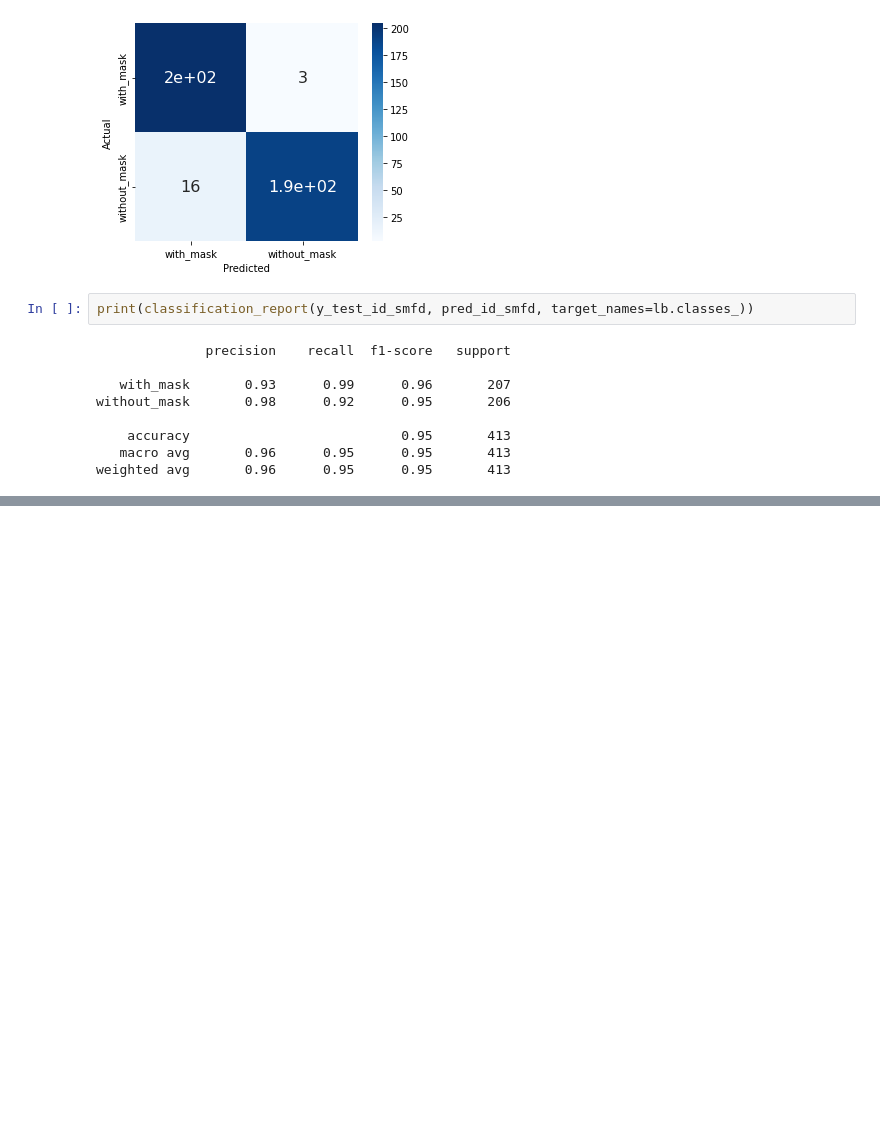
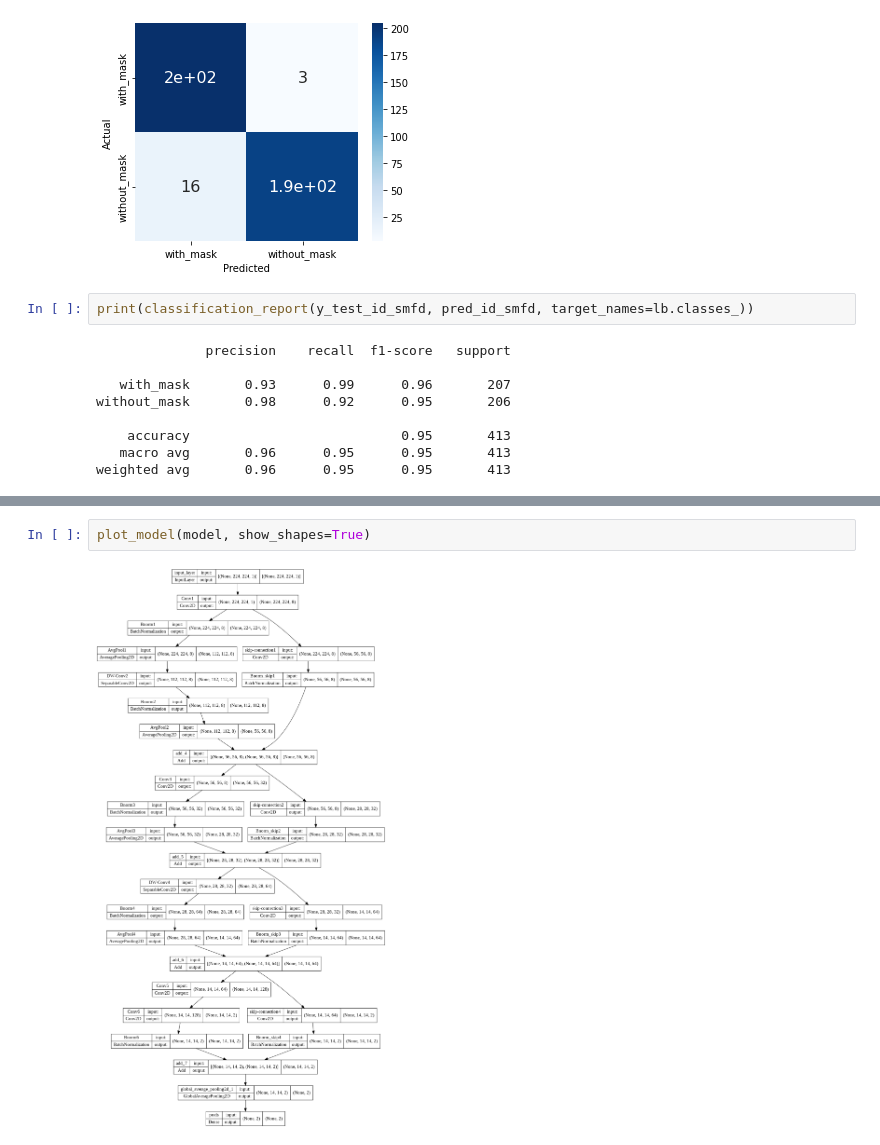
Before and after one commit to ZahraDehghani99/FacemaskWearingAlertSystem, a Jupyter notebook: FaceMaskClassifier.ipynb, the cells around one changed output, grey strips where cells are left out. Drawn from its saved outputs; the diff is of its cells as text; blank space fills up the shorter version.

```diff
--- a/FaceMaskClassifier.ipynb
+++ b/FaceMaskClassifier.ipynb
@@ -844,0 +995,4 @@ weighted avg       0.96      0.95      0.95       413
+# %%
+plot_model(model, show_shapes=True)
+# %% [output]
+[figure, added]
```
Also changed, not shown: parts of 44 cells of this notebook.
